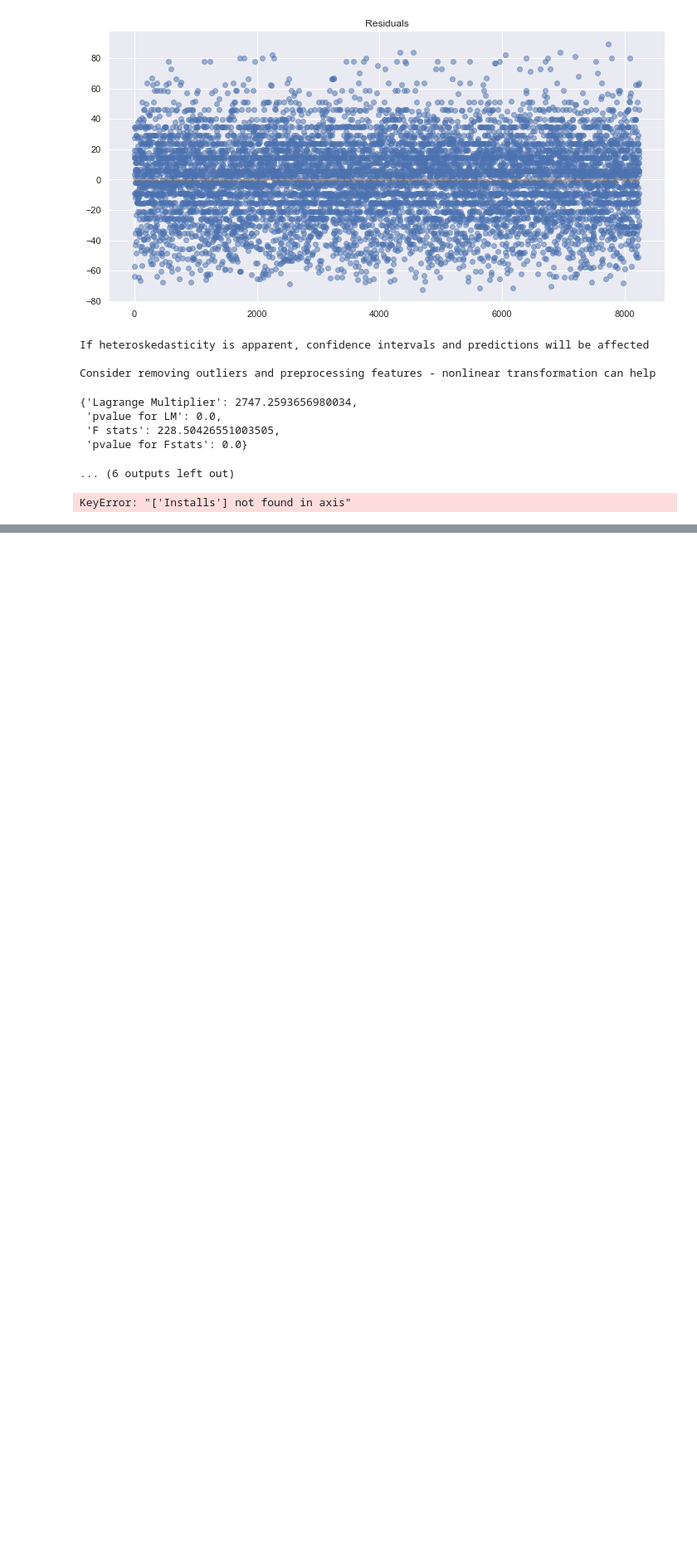
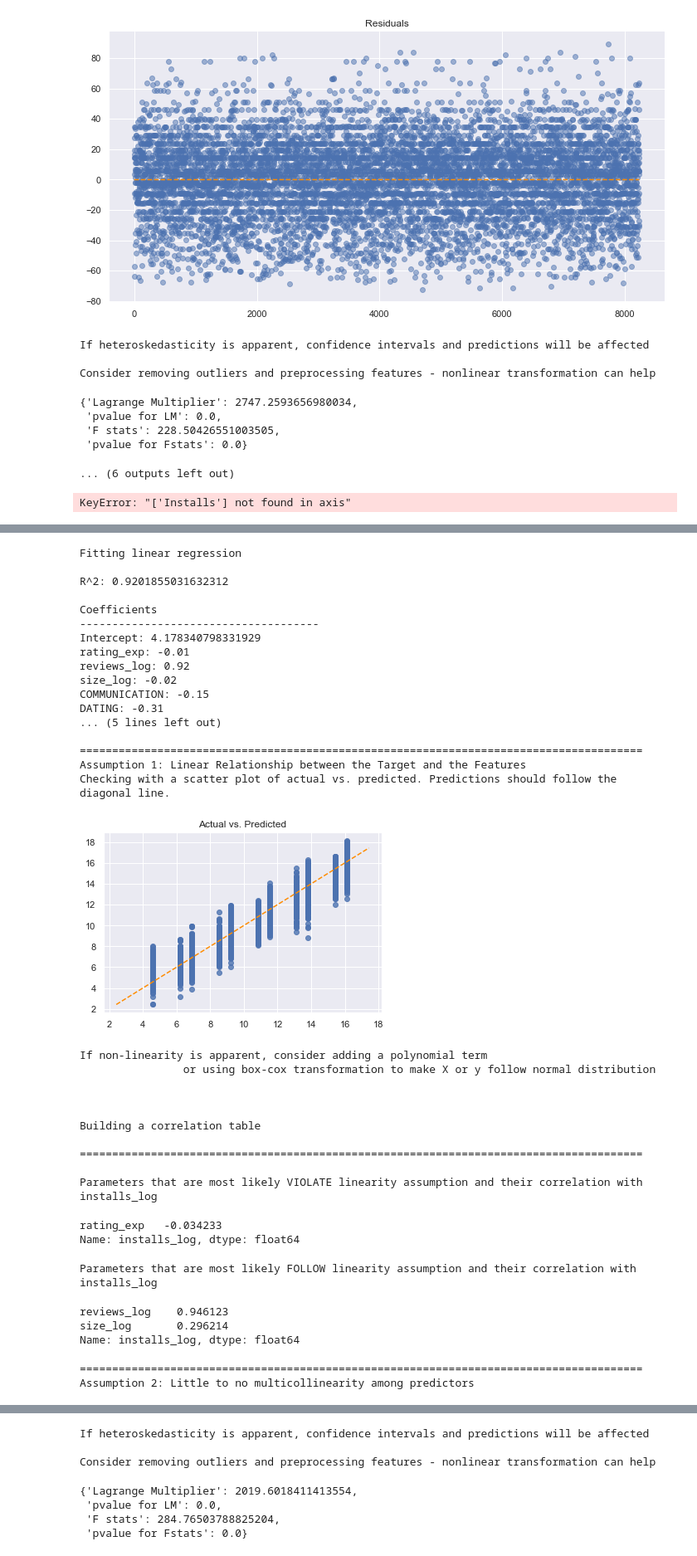
Before and after one commit to jiawei-li89/Project, a Jupyter notebook: Week5-6_Google_Player_Store.ipynb, the cells around one changed output, grey strips where cells are left out. Shown at 83% size. Saved outputs shown, nothing was run; the diff lists cells and outputs as text; code cells hidden in the pictures; blank space fills up the shorter version.

```diff
--- a/Week5-6_Google_Player_Store.ipynb
+++ b/Week5-6_Google_Player_Store.ipynb
@@ -1494,0 +1528,24 @@ KeyError: "['Installs'] not found in axis"
+# %%
+install_df.replace( {'Category' : { 'ART_AND_DESIGN' : 'OTHER', 'AUTO_AND_VEHICLES' : 'OTHER', 'BEAUTY' :'OTHER',
+                                   'BOOKS_AND_REFERENCE' : 'OTHER', 'COMICS' : 'OTHER', 'BUSINESS' :'OTHER',
+                                   'ENTERTAINMENT' : 'OTHER', 'EVENTS' : 'OTHER', 'BEAUTY' :'OTHER',
+                                   'ART_AND_DESIGN' : 'OTHER', 'FOOD_AND_DRINK' : 'OTHER', 'HEALTH_AND_FITNESS' :'OTHER',
+                                   'HOUSE_AND_HOME' : 'OTHER', 'LIBRARIES_AND_DEMO' : 'OTHER', 'MEDICAL' :'OTHER',
+                                   'SHOPPING' : 'OTHER', 'PHOTOGRAPHY' : 'OTHER', 'SPORTS' :'OTHER',
+                                  'TRAVEL_AND_LOCAL' : 'OTHER',  'PERSONALIZATION' : 'OTHER','PRODUCTIVITY' :'OTHER',
+                                  'WEATHER' : 'OTHER', 'VIDEO_PLAYERS' : 'OTHER', 'NEWS_AND_MAGAZINES' :'OTHER',
+                                  'MAPS_AND_NAVIGATION' : 'OTHER','LIFESTYLE':'OTHER', 'PARENTING':'OTHER'
+                                  ,'EDUCATION': 'OTHER','FINANCE': 'OTHER'}},inplace=True)
+# %%
+dummy_C = pd.get_dummies(install_df['Category'])
+del dummy_C[dummy_C.columns[-1]]#To avoid dummy variable trap
+install_df = pd.concat([install_df , dummy_C], axis = 1)
+
+dummy_T = pd.get_dummies(install_df['Type'])
+del dummy_T[dummy_T.columns[-1]]#To avoid dummy variable trap
+install_df = pd.concat([install_df, dummy_T], axis = 1)
+# %%
+installmodel = install_df.drop(["Category", "Type"], axis =1)
+# %%
+X=installmodel.drop('installs_log', axis=1)
+y=installmodel.installs_log
@@ -1494,0 +1582,40 @@ KeyError: "['Installs'] not found in axis"
+# %%
+tester=atols(X,y)
+tester.run_all()
+# %% [output]
+Fitting linear regression
+
+R^2: 0.9201855031632312
+
+Coefficients
+-------------------------------------
+Intercept: 4.178340798331929
+rating_exp: -0.01
+reviews_log: 0.92
+size_log: -0.02
+COMMUNICATION: -0.15
+DATING: -0.31
+... (5 lines left out)
+
+=======================================================================================
+Assumption 1: Linear Relationship between the Target and the Features
+Checking with a scatter plot of actual vs. predicted. Predictions should follow the diagonal line.
+[figure, added]
+If non-linearity is apparent, consider adding a polynomial term
+                or using box-cox transformation to make X or y follow normal distribution
+
+
+
+Building a correlation table
+
+=======================================================================================
+
+Parameters that are most likely VIOLATE linearity assumption and their correlation with installs_log
+rating_exp   -0.034233
+Name: installs_log, dtype: float64
+Parameters that are most likely FOLLOW linearity assumption and their correlation with installs_log
+reviews_log    0.946123
+size_log       0.296214
+Name: installs_log, dtype: float64
+=======================================================================================
+Assumption 2: Little to no multicollinearity among predictors
@@ -1494,0 +1641,7 @@ KeyError: "['Installs'] not found in axis"
+If heteroskedasticity is apparent, confidence intervals and predictions will be affected
+
+Consider removing outliers and preprocessing features - nonlinear transformation can help
+{'Lagrange Multiplier': 2019.6018411413554,
+ 'pvalue for LM': 0.0,
+ 'F stats': 284.76503788825204,
+ 'pvalue for Fstats': 0.0}
```
Also changed, not shown: parts of 10 cells of this notebook.
